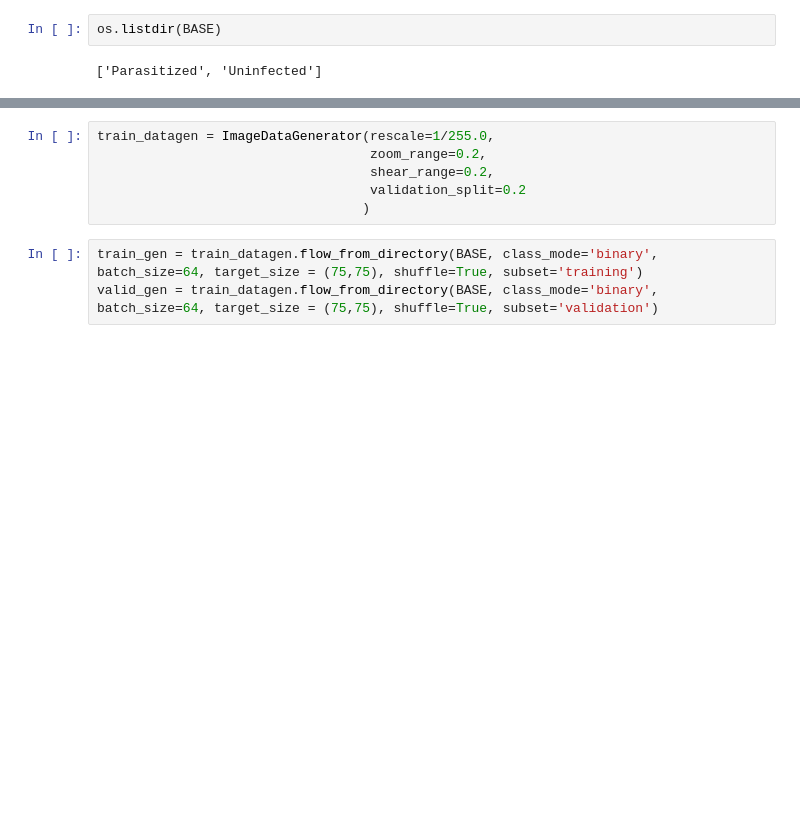
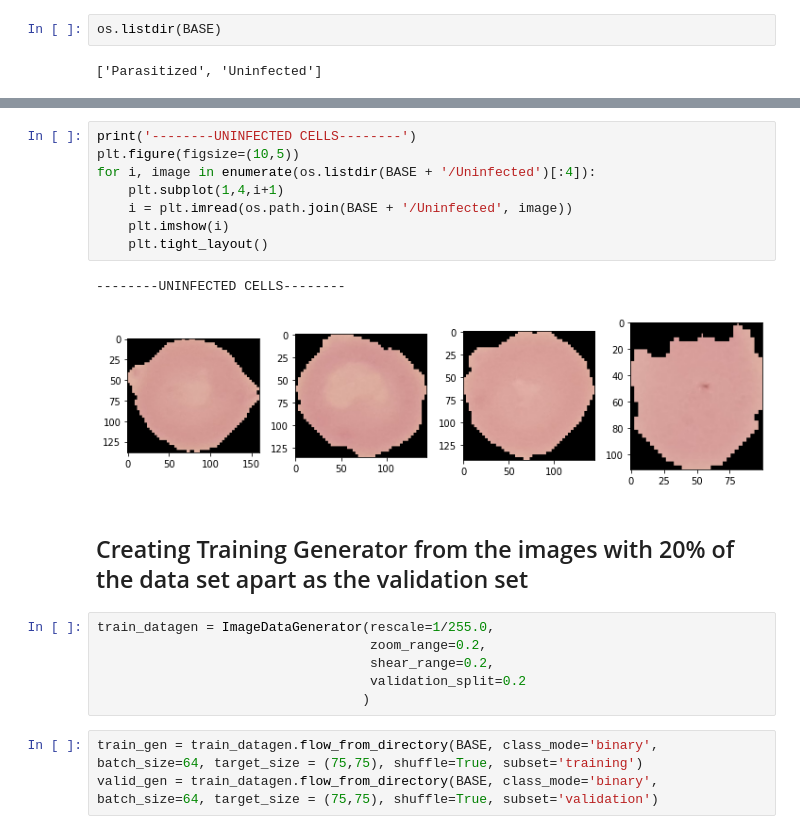
Before and after one commit to nikchawla008/Malaria-Prediction, a Jupyter notebook: MalariaPrediction.ipynb, the cells around one changed output, grey strips where cells are left out. Cells and saved outputs as stored; diff of their text form; blank space fills up the shorter version.

```diff
--- a/MalariaPrediction.ipynb
+++ b/MalariaPrediction.ipynb
@@ -28,3 +39,16 @@ os.listdir(BASE)
+# %%
+print('--------UNINFECTED CELLS--------')
+plt.figure(figsize=(10,5))
+for i, image in enumerate(os.listdir(BASE + '/Uninfected')[:4]):
+    plt.subplot(1,4,i+1)
+    i = plt.imread(os.path.join(BASE + '/Uninfected', image))
+    plt.imshow(i)
+    plt.tight_layout()
+# %% [output]
+--------UNINFECTED CELLS--------
+[figure, added]
+# %% [markdown]
+## Creating Training Generator from the images with 20% of the data set apart as the validation set
 # %%
 train_datagen = ImageDataGenerator(rescale=1/255.0,
                                    zoom_range=0.2,
```
Also changed, not shown: parts of 2 cells of this notebook.
